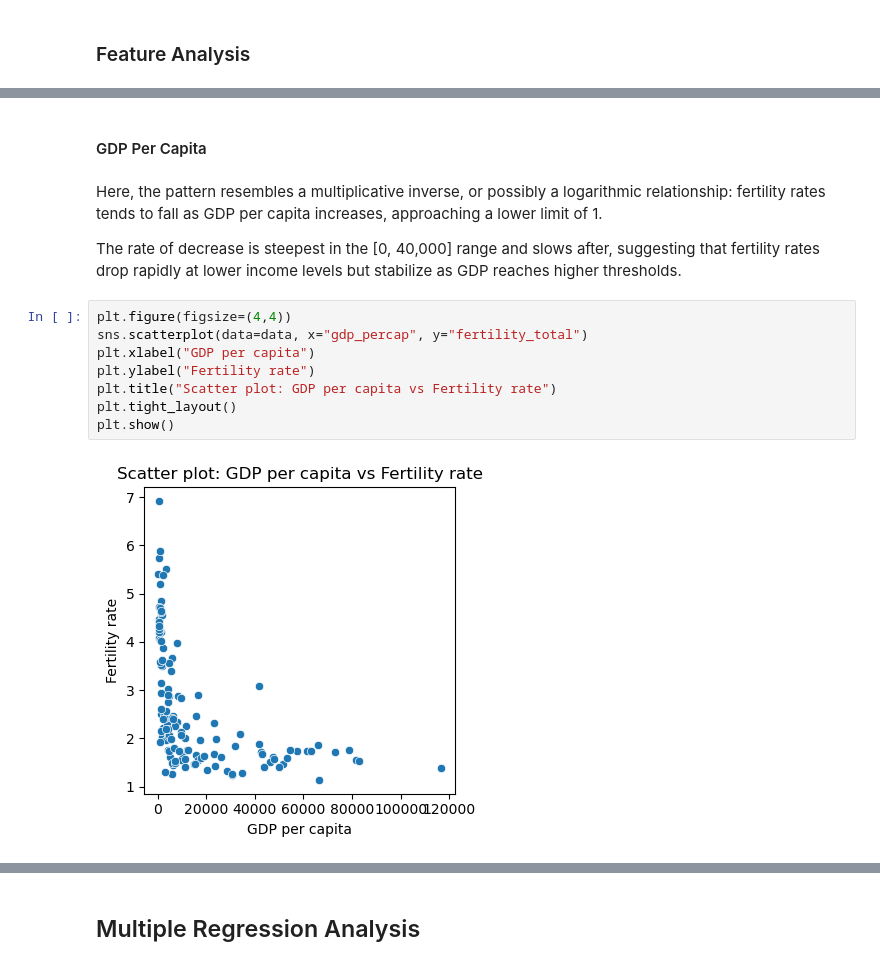
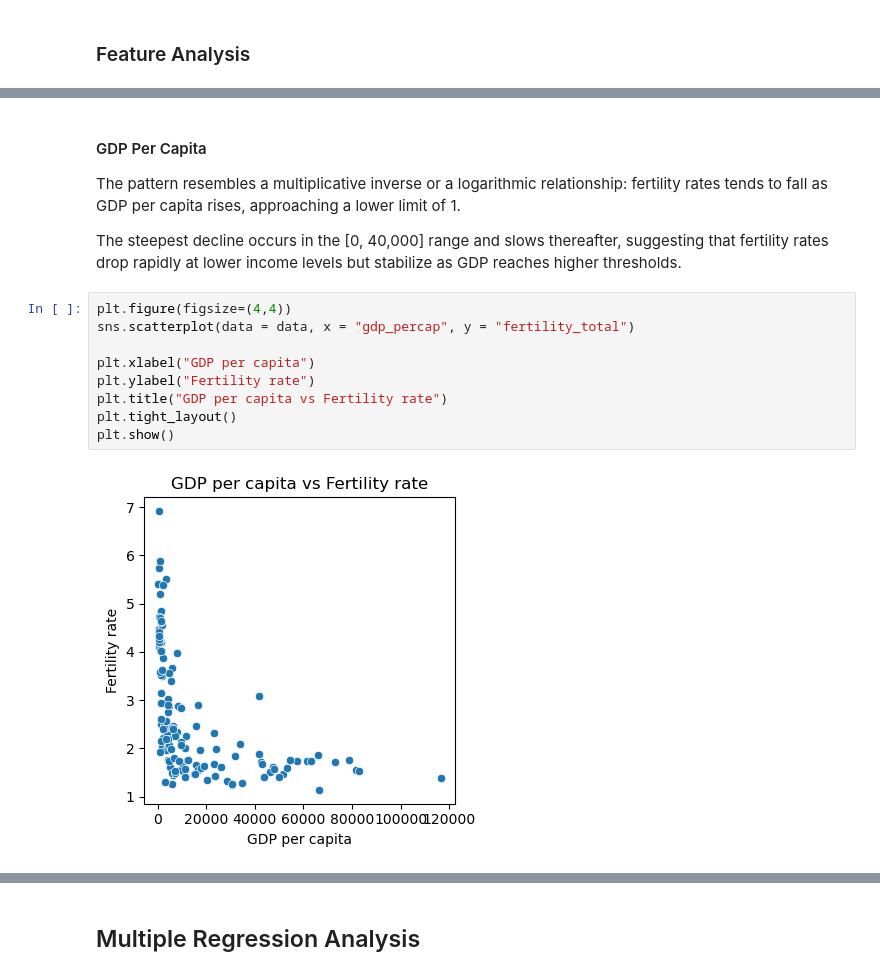
Before and after one commit to aliason/fertility-rates, a Jupyter notebook: final-project/project-final.ipynb, the cells around one changed output, grey strips where cells are left out. Saved outputs shown, nothing was run; the diff lists cells and outputs as text.

```diff
--- a/final-project/project-final.ipynb
+++ b/final-project/project-final.ipynb
@@ -346,16 +321,17 @@ plt.show()
-# %% [markdown]
-#### GDP Per Capita
 # %% [markdown]
-Here, the pattern resembles a multiplicative inverse, or possibly a logarithmic relationship: fertility rates tends to fall as GDP per capita increases, approaching a lower limit of 1.
+#### GDP Per Capita
 
-The rate of decrease is steepest in the [0, 40,000] range and slows after, suggesting that fertility rates drop  rapidly at lower income levels but stabilize as GDP reaches higher thresholds.
+The pattern resembles a multiplicative inverse or a logarithmic relationship: fertility rates tends to fall as GDP per capita rises, approaching a lower limit of 1.
+
+The steepest decline occurs in the [0, 40,000] range and slows thereafter, suggesting that fertility rates drop rapidly at lower income levels but stabilize as GDP reaches higher thresholds.
 # %%
 plt.figure(figsize=(4,4))
-sns.scatterplot(data=data, x="gdp_percap", y="fertility_total")
+sns.scatterplot(data = data, x = "gdp_percap", y = "fertility_total")
+
 plt.xlabel("GDP per capita")
 plt.ylabel("Fertility rate")
-plt.title("Scatter plot: GDP per capita vs Fertility rate")
+plt.title("GDP per capita vs Fertility rate")
 plt.tight_layout()
 plt.show()
 # %% [output]
-[figure, old version]
+[figure, new version]
```
Also changed, not shown: parts of 64 cells of this notebook.
